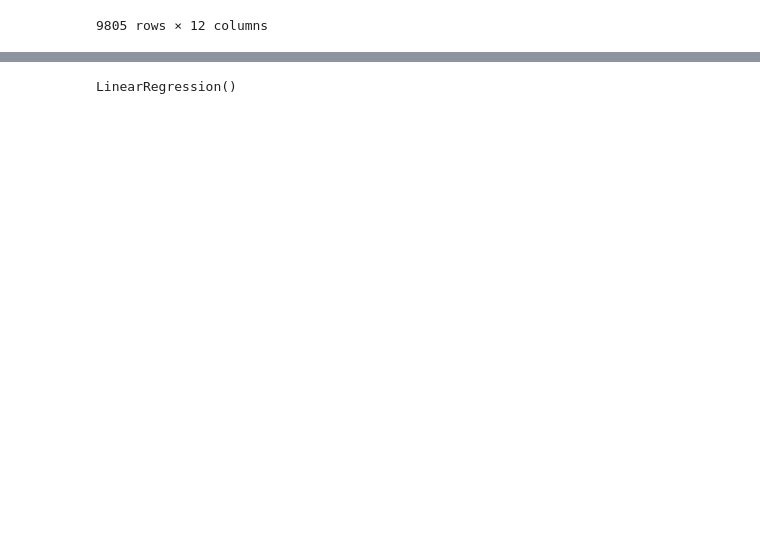
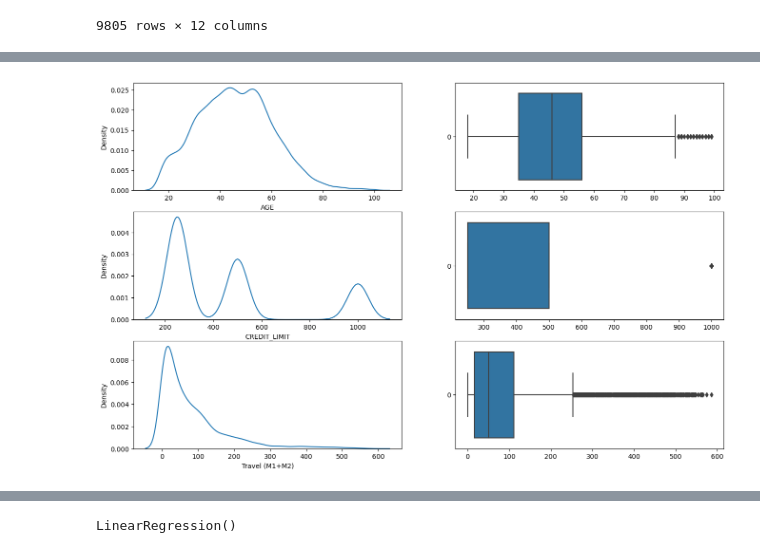
Before and after one commit to ShubhamSingh-9/Captial-one-Stepup-challenge, a Jupyter notebook: Capital One Career Challenge.ipynb, the cells around one changed output, grey strips where cells are left out. Drawn from its saved outputs; the diff is of its cells as text; code cells hidden in the pictures; blank space fills up the shorter version.

```diff
--- a/Capital One Career Challenge.ipynb
+++ b/Capital One Career Challenge.ipynb
@@ -412 +404,27 @@ df1
 9805 rows × 12 columns
+# %%
+plt.figure(figsize=(16,10))
+
+
+plt.subplot(3,2,1)
+sns.kdeplot(df1['AGE'])
+
+plt.subplot(3,2,2)
+sns.boxplot(df['AGE'],orient='h')
+
+plt.subplot(3,2,3)
+sns.kdeplot(df1['CREDIT_LIMIT'])
+
+plt.subplot(3,2,4)
+sns.boxplot(df1['CREDIT_LIMIT'],orient='h')
+
+plt.subplot(3,2,5)
+sns.kdeplot(df1['Travel (M1+M2)'])
+
+plt.subplot(3,2,6)
+sns.boxplot(df1['Travel (M1+M2)'],orient='h')
+
+
+plt.show()
+# %% [output]
+[figure, added]
```
Also changed, not shown: parts of 14 cells of this notebook.
